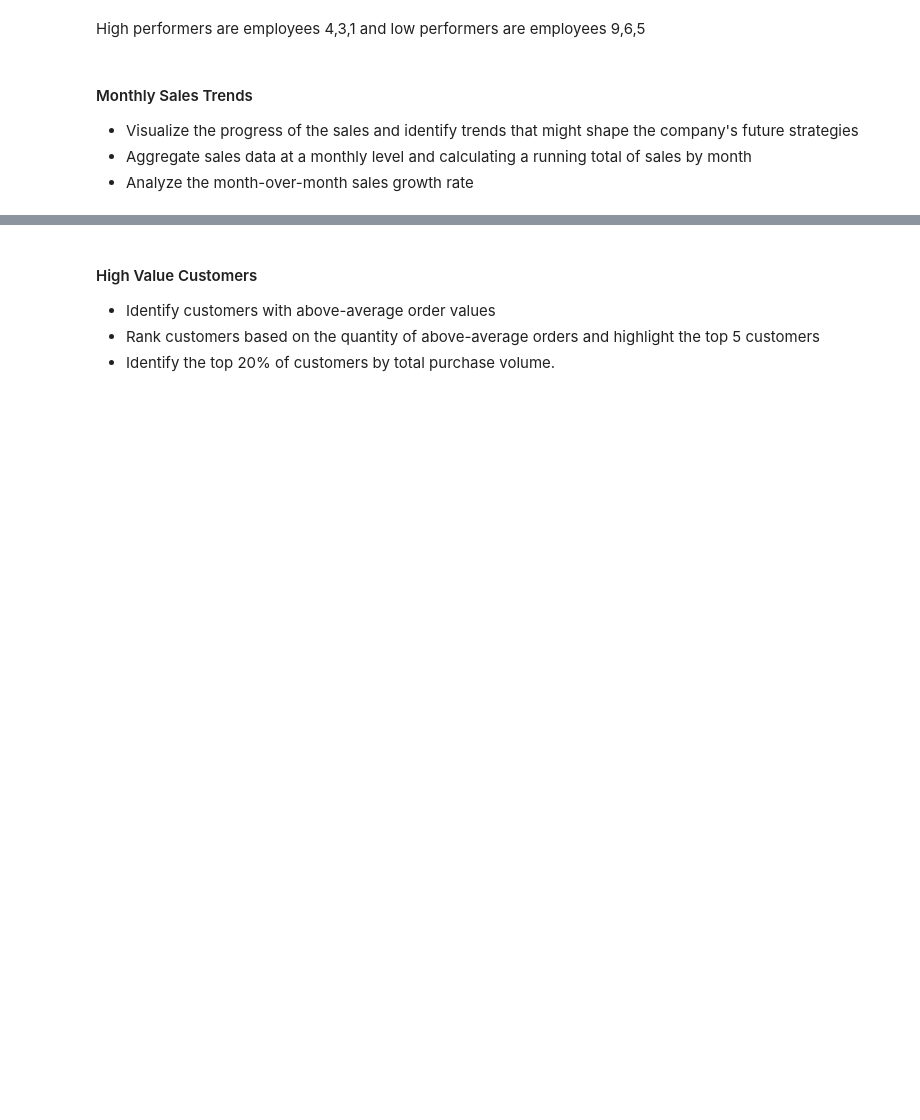
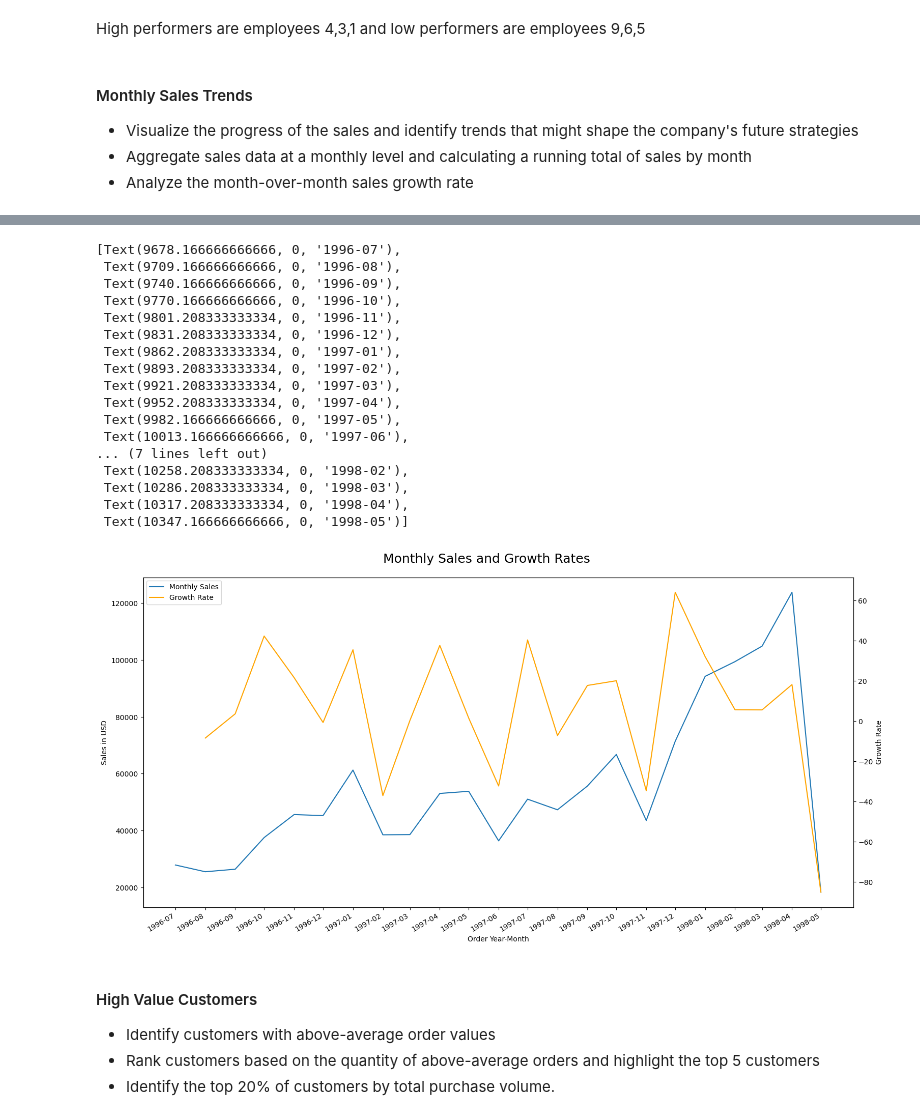
Before and after one commit to ddibara5/northwind-traders, a Jupyter notebook: northwind_traders.ipynb, the cells around one changed output, grey strips where cells are left out. Cells and saved outputs as stored; diff of their text form; code cells hidden in the pictures; blank space fills up the shorter version.

Commit message:
Added seaborn visualizations and updated readme

```diff
--- a/northwind_traders.ipynb
+++ b/northwind_traders.ipynb
@@ -144,3 +128,50 @@ WINDOW w AS (ORDER BY order_month);
+# %%
+# Save sql query to a dataframe and plot using seaborn to monitor monthly trends in sales and growth rates
+
+df = monthly_sales.DataFrame()
+
+fig,ax = plt.subplots(1,1,figsize=(18,8))
+fig.suptitle('Monthly Sales and Growth Rates', fontsize=18)
+fig.subplots_adjust(top=0.92)
+
+ax1 = sns.lineplot(x='order_month', y='monthly_sales', data=df, label='Monthly Sales')
+ax1.set_ylabel('Sales in USD')
+ax1.set_xlabel('Order Year-Month')
+
+ax2 = ax1.twinx()
+sns.lineplot(x='order_month', y='mom_growth_rate', data=df, ax=ax2, color='orange', label='Growth Rate')
+ax2.invert_yaxis()
+ax2.set_ylabel('Growth Rate')
+
+ax1.get_legend().remove()
+ax2.get_legend().remove()
+lines_1, labels_1 = ax1.get_legend_handles_labels()
+lines_2, labels_2 = ax2.get_legend_handles_labels()
+ax1.legend(lines_1 + lines_2, labels_1 + labels_2, loc='upper left')
+
+
+df['order_month'] = pd.to_datetime(df['order_month'], utc=True)
+ax1.set_xticks(df['order_month'])
+ax1.set_xticklabels(df['order_month'].dt.strftime('%Y-%m'), rotation=30, ha='right')
+# %% [output]
+[Text(9678.166666666666, 0, '1996-07'),
+ Text(9709.166666666666, 0, '1996-08'),
+ Text(9740.166666666666, 0, '1996-09'),
+ Text(9770.166666666666, 0, '1996-10'),
+ Text(9801.208333333334, 0, '1996-11'),
+ Text(9831.208333333334, 0, '1996-12'),
+ Text(9862.208333333334, 0, '1997-01'),
+ Text(9893.208333333334, 0, '1997-02'),
+ Text(9921.208333333334, 0, '1997-03'),
+ Text(9952.208333333334, 0, '1997-04'),
+ Text(9982.166666666666, 0, '1997-05'),
+ Text(10013.166666666666, 0, '1997-06'),
+... (7 lines left out)
+ Text(10258.208333333334, 0, '1998-02'),
+ Text(10286.208333333334, 0, '1998-03'),
+ Text(10317.208333333334, 0, '1998-04'),
+ Text(10347.166666666666, 0, '1998-05')]
+[figure, added]
 # %% [markdown]
 #### High Value Customers
 - Identify customers with above-average order values
```
Also changed, not shown: parts of 6 cells of this notebook, 1 other file.
